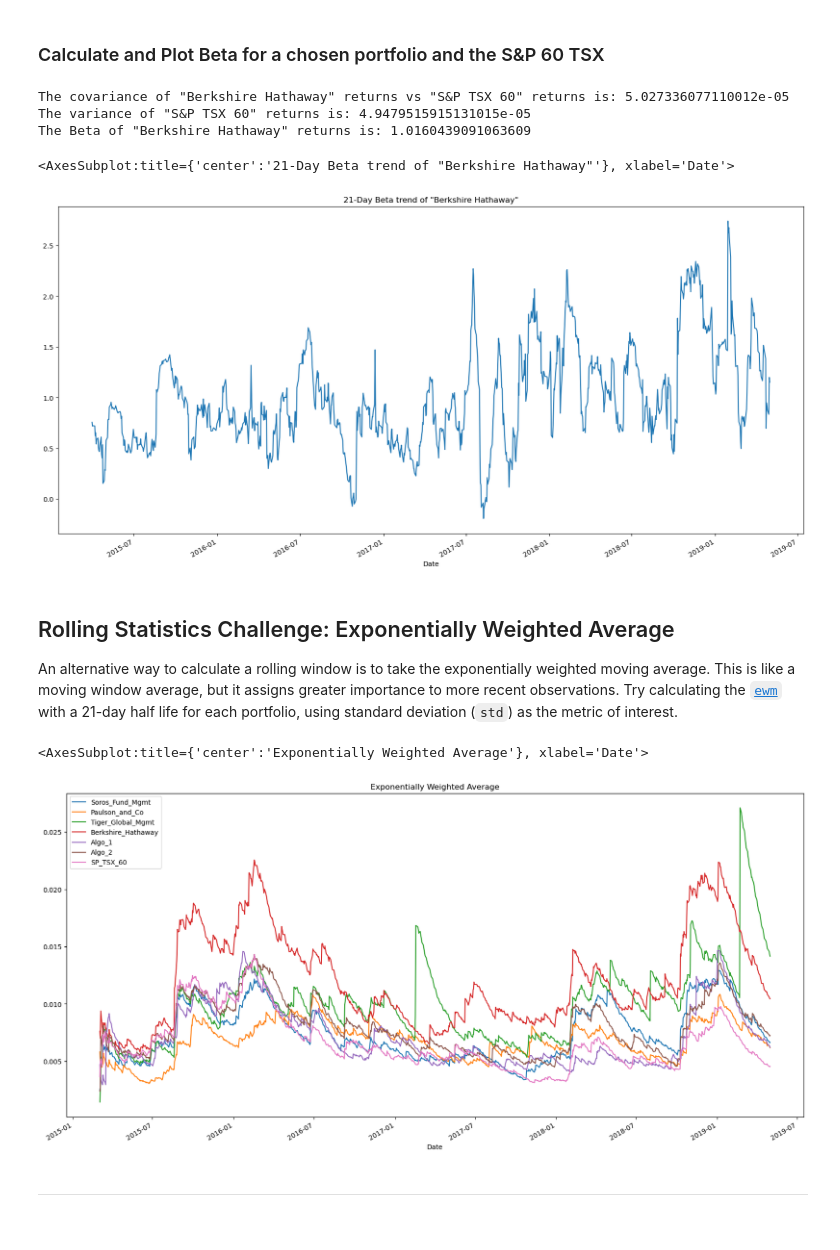
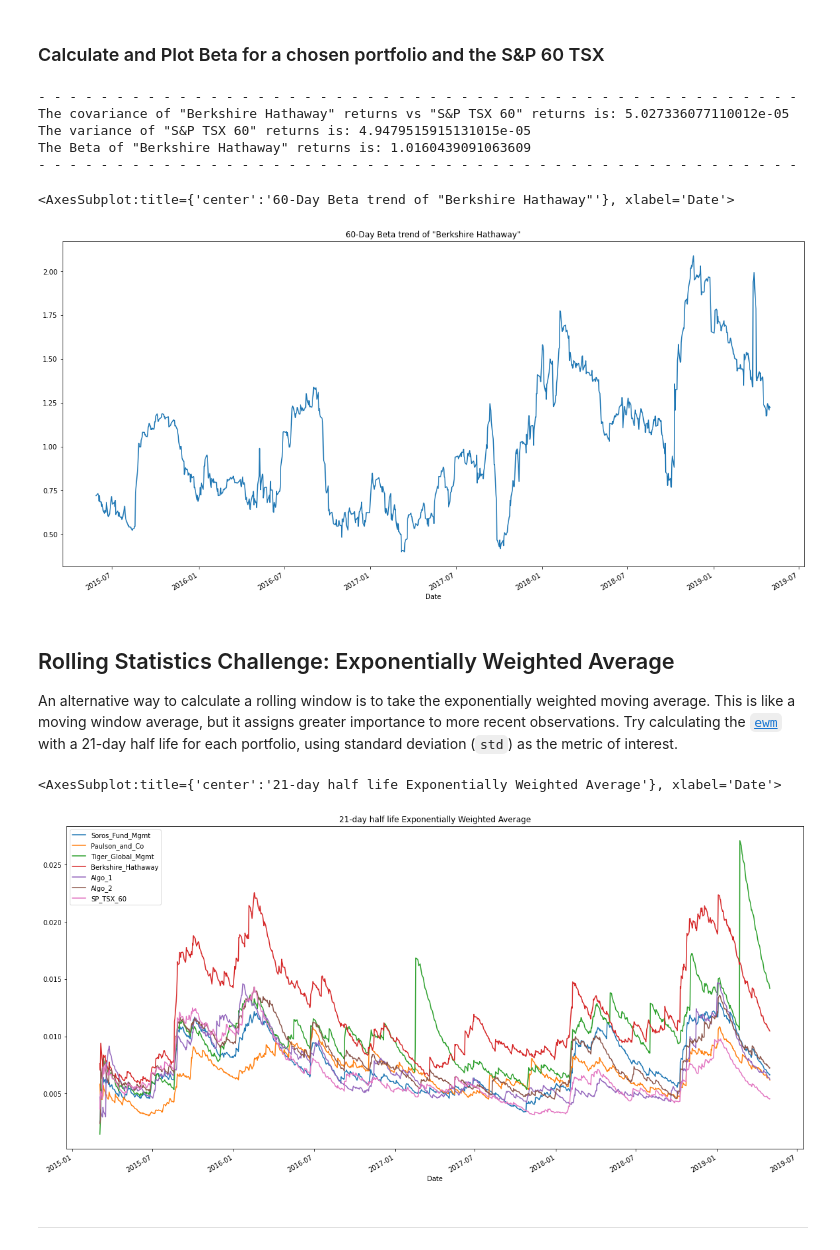
Before and after one commit to VeronicaHurtado/FinTech-Module4-Challenge, a Jupyter notebook: whale_analysis.ipynb, the cells around one changed output. Saved outputs shown, nothing was run; the diff lists cells and outputs as text; code cells hidden in the pictures.

```diff
--- a/whale_analysis.ipynb
+++ b/whale_analysis.ipynb
@@ -431,28 +462,31 @@ sns.heatmap(correlation, vmin=-1, vmax=1)
 # %%
 # Calculate covariance of a single portfolio
 covariance = daily_returns_df['Berkshire_Hathaway'].cov(daily_returns_df['SP_TSX_60'])
+print(f'\n- - - - - - - - - - - - - - - - - - - - - - - - - - - - - - - - - - - - - - - - - - - - - - - - -')
 print(f'The covariance of "Berkshire Hathaway" returns vs "S&P TSX 60" returns is: {covariance}')
 
 # Calculate variance of S&P TSX
 variance = daily_returns_df['SP_TSX_60'].var()
 print(f'The variance of "S&P TSX 60" returns is: {variance}')
 
 # Computing beta
 beta = covariance / variance
 print(f'The Beta of "Berkshire Hathaway" returns is: {beta}')
+print(f'- - - - - - - - - - - - - - - - - - - - - - - - - - - - - - - - - - - - - - - - - - - - - - - - -\n')
 
 # Plot beta trend
-rolling_covariance = daily_returns_df['Berkshire_Hathaway'].rolling(window=21).cov(daily_returns_df['SP_TSX_60'])
-rolling_variance = daily_returns_df['SP_TSX_60'].rolling(window=21).var()
+rolling_covariance = daily_returns_df['Berkshire_Hathaway'].rolling(window=60).cov(daily_returns_df['SP_TSX_60'])
+rolling_variance = daily_returns_df['SP_TSX_60'].rolling(window=60).var()
 rolling_beta = rolling_covariance / rolling_variance
-
-rolling_beta.plot(figsize=(20, 10), title='21-Day Beta trend of "Berkshire Hathaway"')
+rolling_beta.plot(figsize=(20, 10), title='60-Day Beta trend of "Berkshire Hathaway"')
 # %% [output]
+- - - - - - - - - - - - - - - - - - - - - - - - - - - - - - - - - - - - - - - - - - - - - - - - -
 The covariance of "Berkshire Hathaway" returns vs "S&P TSX 60" returns is: 5.027336077110012e-05
 The variance of "S&P TSX 60" returns is: 4.9479515915131015e-05
 The Beta of "Berkshire Hathaway" returns is: 1.0160439091063609
+- - - - - - - - - - - - - - - - - - - - - - - - - - - - - - - - - - - - - - - - - - - - - - - - -
-<AxesSubplot:title={'center':'21-Day Beta trend of "Berkshire Hathaway"'}, xlabel='Date'>
+<AxesSubplot:title={'center':'60-Day Beta trend of "Berkshire Hathaway"'}, xlabel='Date'>
-[figure, old version]
+[figure, new version]
 # %% [markdown]
 ## Rolling Statistics Challenge: Exponentially Weighted Average
 
@@ -461,10 +495,10 @@ An alternative way to calculate a rolling window is to take the exponentially we
 # Use `ewm` to calculate the rolling window
 ewa = daily_returns_df.ewm(halflife=21, ignore_na=True).std()
 ewa.dropna(inplace=True)
-ewa.plot(figsize=(20, 10), title='Exponentially Weighted Average')
+ewa.plot(figsize=(20, 10), title='21-day half life Exponentially Weighted Average')
 # %% [output]
-<AxesSubplot:title={'center':'Exponentially Weighted Average'}, xlabel='Date'>
+<AxesSubplot:title={'center':'21-day half life Exponentially Weighted Average'}, xlabel='Date'>
-[figure, old version]
+[figure, new version]
 # %% [markdown]
 ---
 # %% [markdown]
```
Also changed, not shown: parts of 30 cells of this notebook, 1 other file.
